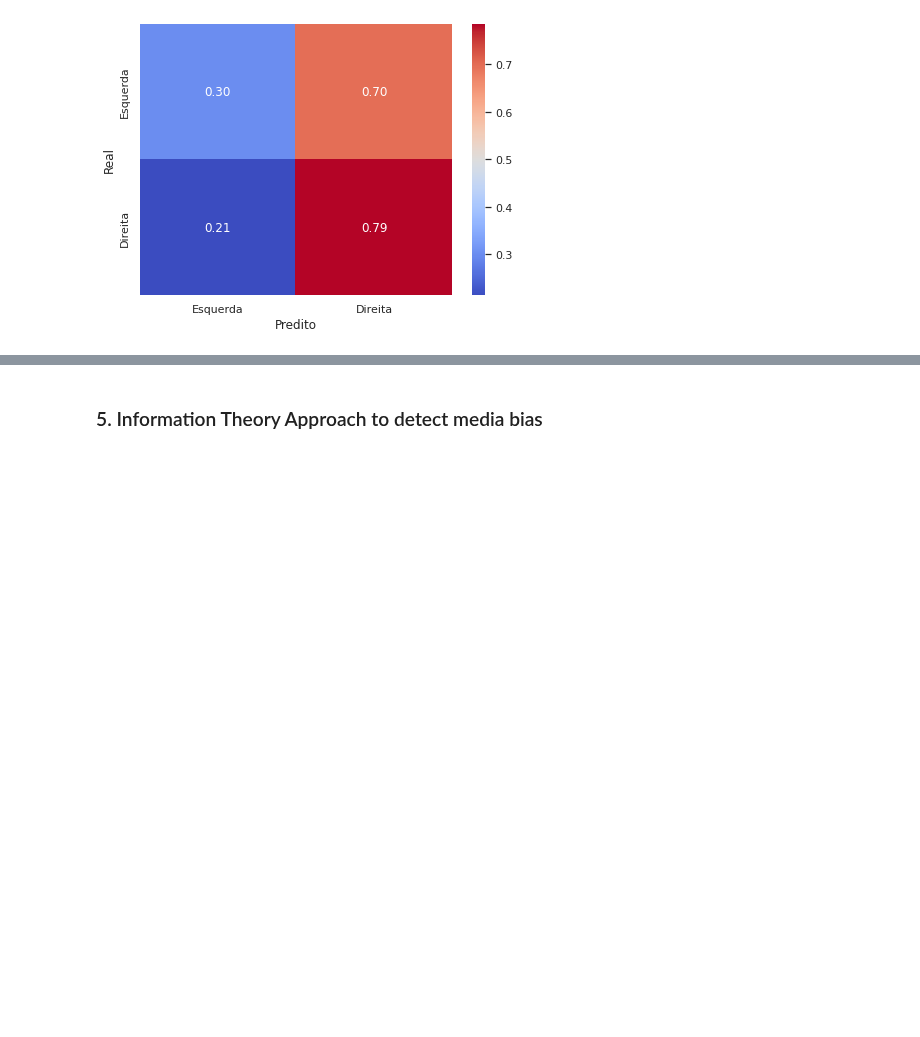
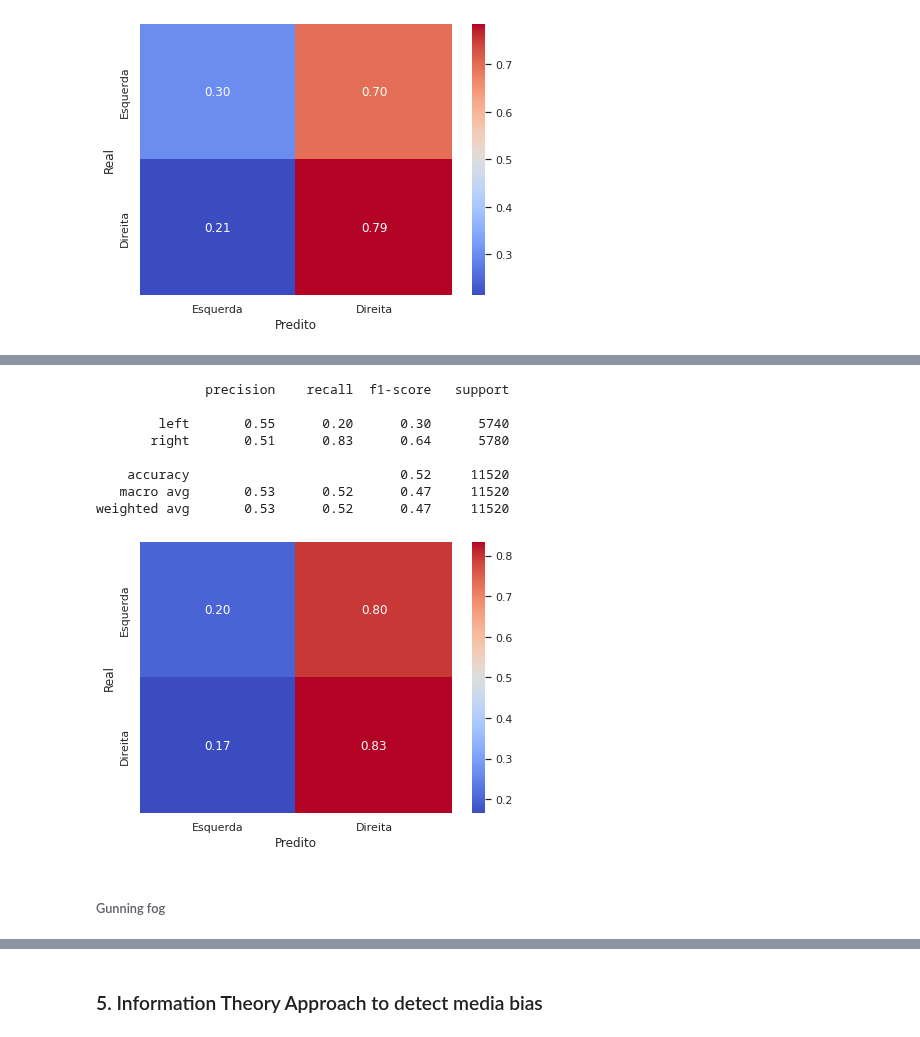
Before and after one commit to ldocarvalho/portals-bias, a Jupyter notebook: portals_bias.ipynb, the cells around one changed output, grey strips where cells are left out. Drawn from its saved outputs; the diff is of its cells as text; code cells hidden in the pictures; blank space fills up the shorter version.

```diff
--- a/portals_bias.ipynb
+++ b/portals_bias.ipynb
@@ -789,0 +916,14 @@ weighted avg       0.56      0.54      0.52      4960
+# %%
+classification_with_svm(X_3, 'scale', 100, 10)
+# %% [output]
+              precision    recall  f1-score   support
+
+        left       0.55      0.20      0.30      5740
+       right       0.51      0.83      0.64      5780
+
+    accuracy                           0.52     11520
+   macro avg       0.53      0.52      0.47     11520
+weighted avg       0.53      0.52      0.47     11520
+[figure, added]
+# %% [markdown]
+###### Gunning fog
```
Also changed, not shown: parts of 78 cells of this notebook.
